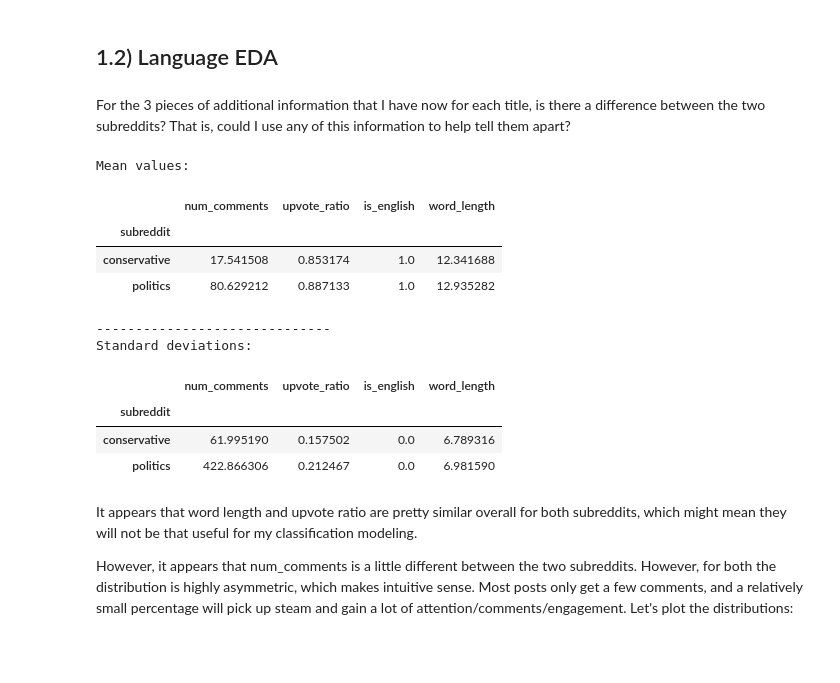
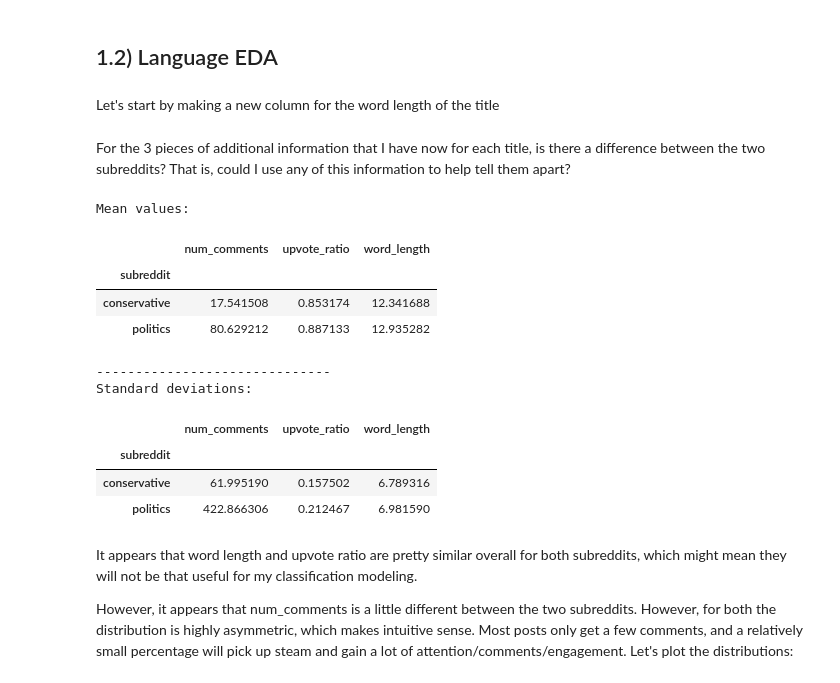
Before and after one commit to martijndevries/NLP_Reddit, a Jupyter notebook: code/EDA_and_cleaning.ipynb, the cells around one changed output. Saved outputs shown, nothing was run; the diff lists cells and outputs as text; code cells hidden in the pictures; blank space fills up the shorter version.

```diff
--- a/code/EDA_and_cleaning.ipynb
+++ b/code/EDA_and_cleaning.ipynb
@@ -153,8 +153,12 @@ I will have to get rid of a few atypical characters that I do want to keep inclu
 I would also like to keep emojis. For that I use the UNICODE_EMOJI list from the emoji package, so that I can ignore those for the ASCII conversion attempt as well
 # %%
 def isEnglish(s):
+    """
+    Tries to convert string to ascii - returns False if this throws a DecodeError, True if not
+    """
+
     #These characters should be allowed in my text, so for this check i'll just remove them from the string before the ASCII conversion
-    #This list is not exhaustive and was obtained through trial and error - for my purposes it seems 'good enough'
+    #This list is not exhaustive and was obtained through trial and error - for my purposes it seems good enough
     esc_chars = ['‘', '’', '—', '‐', '“', '”', '«', '–', 'а', 'é', 'е', 'ē', '½', '…', '»', '›', 'á', '-', ' ̶', '―', '|', '❗️', 'ê', '¯', \
                  '·', 'ó', '+', 'ò', 'ö', 'ü', ':', '•', '￼', '⋆', '★', '£', '$', '\u200e', '\u200b', '🤦‍♂️', '„', '🤷‍♂️', '！', '´', 'ツ', '§']
 
@@ -247,28 +251,30 @@ post_df.shape
 (18936, 8)
 # %% [markdown]
 ## 1.2) Language EDA
+# %% [markdown]
+Let's start by making a new column for the word length of the title
 # %%
 post_df['word_length'] = post_df['title'].map(lambda x: len(x.split(' ')))
 # %% [markdown]
 For the 3 pieces of additional information that I have now for each title, is there a difference between the two subreddits? That is, could I use any of this information to help tell them apart?
 # %%
 print('Mean values:')
-display(post_df.groupby(by='subreddit').mean(numeric_only=True).iloc[:,1:])
+display(post_df[['subreddit', 'num_comments', 'upvote_ratio', 'word_length']].groupby(by='subreddit').mean(numeric_only=True))
 print('-'*30)
 print('Standard deviations:')
-display(post_df.groupby(by='subreddit').std(numeric_only=True).iloc[:,1:])
+display(post_df[['subreddit', 'num_comments', 'upvote_ratio', 'word_length']].groupby(by='subreddit').std(numeric_only=True))
 # %% [output]
 Mean values:
-|  | num_comments | upvote_ratio | is_english | word_length |
-| subreddit |  |  |  |  |
-| conservative | 17.541508 | 0.853174 | 1.0 | 12.341688 |
-| politics | 80.629212 | 0.887133 | 1.0 | 12.935282 |
+|  | num_comments | upvote_ratio | word_length |
+| subreddit |  |  |  |
+| conservative | 17.541508 | 0.853174 | 12.341688 |
+| politics | 80.629212 | 0.887133 | 12.935282 |
 ------------------------------
 Standard deviations:
-|  | num_comments | upvote_ratio | is_english | word_length |
-| subreddit |  |  |  |  |
-| conservative | 61.995190 | 0.157502 | 0.0 | 6.789316 |
-| politics | 422.866306 | 0.212467 | 0.0 | 6.981590 |
+|  | num_comments | upvote_ratio | word_length |
+| subreddit |  |  |  |
+| conservative | 61.995190 | 0.157502 | 6.789316 |
+| politics | 422.866306 | 0.212467 | 6.981590 |
 # %% [markdown]
 It appears that word length and upvote ratio are pretty similar overall for both subreddits, which might mean they will not be that useful for my classification modeling.
 
```
Also changed, not shown: parts of 7 cells of this notebook, 9 other files.
